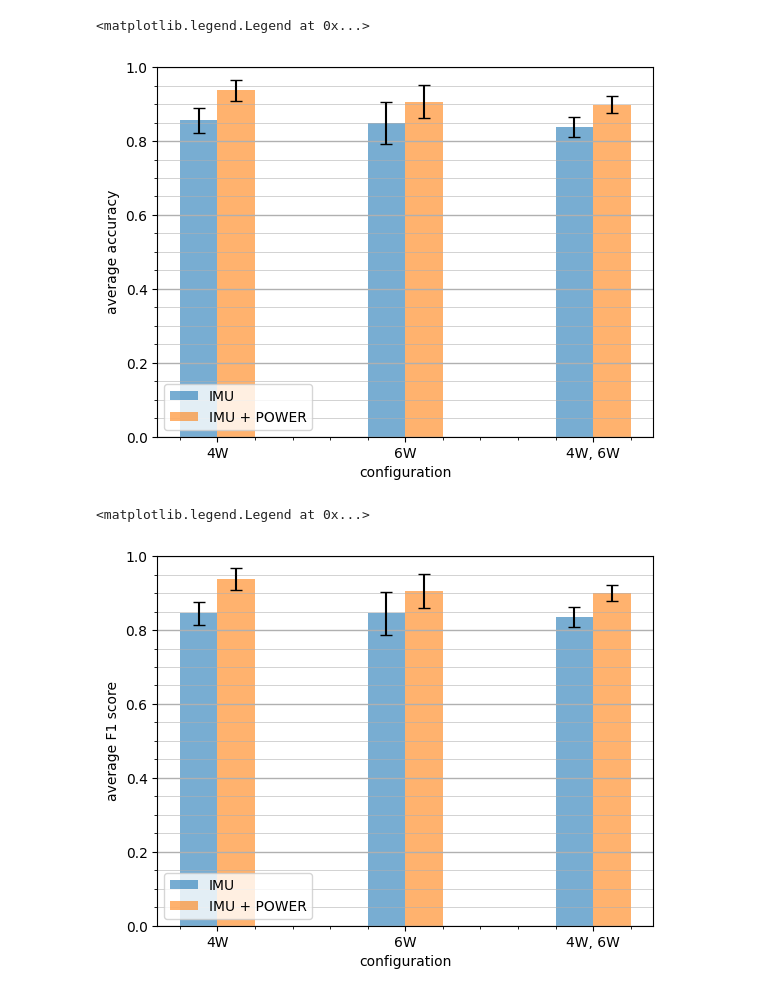
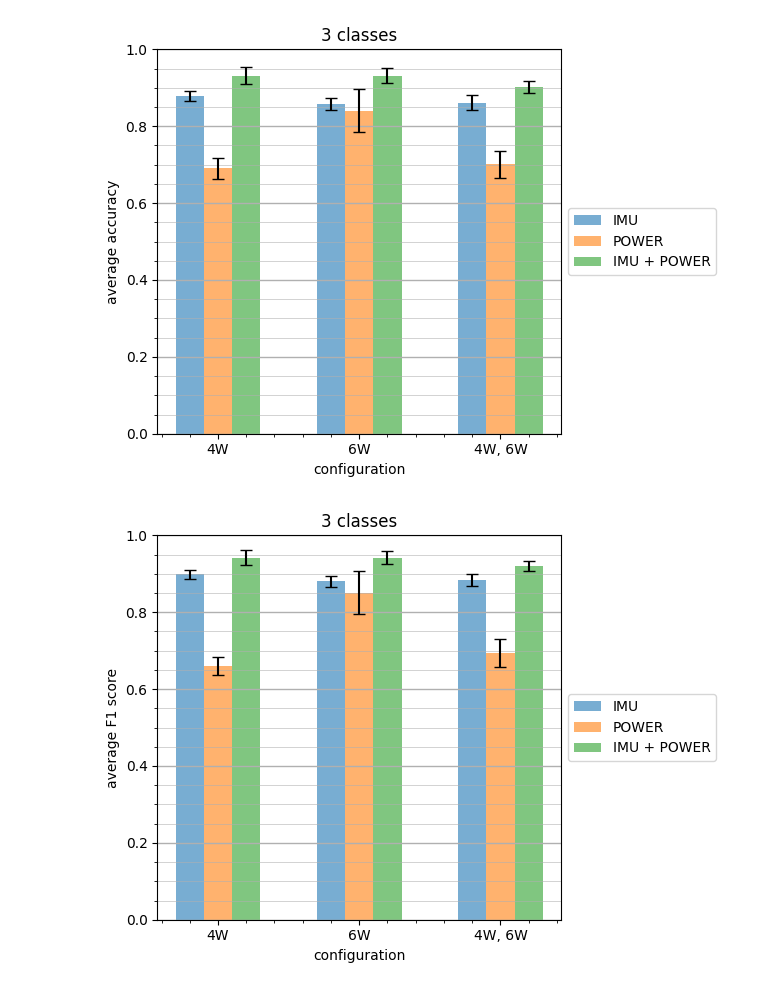
Before and after one commit to lukasz-kedzierski/surface-classification, a Jupyter notebook: src/tuning_results.ipynb, the cells around one changed output. Saved outputs shown, nothing was run; the diff lists cells and outputs as text; code cells hidden in the pictures.

Commit message:
Updated tuning bar plots to support any number of configurations. Updated confidence interval calculations. Moved legend outside plot.

```diff
--- a/src/tuning_results.ipynb
+++ b/src/tuning_results.ipynb
@@ -7,8 +7,20 @@ import pandas as pd
 from pathlib import Path
 # %%
 HISTORY_DIR = Path('../results/tuning/')
-filenames = ('4W_imu_2024-05-13-09-24-10', '6W_imu_2024-05-13-10-35-45', '4W_6W_imu_2024-05-13-08-18-11', '4W_imu_servo_2024-05-13-08-53-16', '6W_imu_servo_2024-05-13-09-58-30', '4W_6W_imu_servo_2024-05-13-01-30-56')
-labels = ('IMU', 'IMU + POWER')
+filenames = (
+    '3_4W_imu_2024-05-28-19-05-17',
+    '3_6W_imu_2024-05-28-20-40-28',
+    '3_4W_6W_imu_2024-05-28-18-34-16',
+    '3_4W_servo_2024-06-03-16-30-49',
+    '3_6W_servo_2024-06-03-17-12-39',
+    '3_4W_6W_servo_2024-06-03-18-31-33',
+    '3_4W_imu_servo_2024-05-28-19-35-07',
+    '3_6W_imu_servo_2024-05-28-20-10-03',
+    '3_4W_6W_imu_servo_2024-05-28-11-54-14',
+)
+labels = ('IMU', 'POWER', 'IMU + POWER')
+
+t_95 = 2.228
 # %%
 results = {}
 for filename in filenames:
@@ -17,64 +29,61 @@ for filename in filenames:
 # %%
 fig, ax = plt.subplots()
 
-average_acc, std_dev_acc = [], []
+average_acc, ci_acc = [], []
 for result in results.values():
     df = pd.DataFrame(result)
     res_array = np.array(df.loc['accuracy'].values.tolist()).T
     average_acc.append(res_array.mean())
-    std_dev_acc.append(res_array.std())
+    ci_acc.append(t_95 * res_array.std() / np.sqrt(10))
 
-average_acc_imu = average_acc[:3]
-std_dev_acc_imu = std_dev_acc[:3]
-average_acc_all = average_acc[3:]
-std_dev_acc_all = std_dev_acc[3:]
+i = 0
+ind = np.arange(len(average_acc) / len(labels)) # the x locations for the groups
+ind_copy = ind.copy()
+width = 0.2 # the width of the bars
+for label in labels:
+    ax.bar(ind, average_acc[i:i+3], width, yerr=ci_acc[i:i+3], label=label, capsize=4, alpha=0.6)
+    i += 3
+    ind += width
 
-ind = np.arange(len(average_acc_imu)) # the x locations for the groups
-width = 0.2 # the width of the bars
-ax.bar(ind, average_acc_imu, width, yerr=std_dev_acc_imu, label='IMU', capsize=4, alpha=0.6)
-
-ax.bar(ind + width, average_acc_all, width, yerr=std_dev_acc_all, label='IMU + POWER', capsize=4, alpha=0.6)
-
-ax.set_xticks(ind + width / 2, labels=['4W', '6W', '4W, 6W'])
+ax.set_xticks(ind_copy + width, labels=['4W', '6W', '4W, 6W'])
 ax.set_ylim(0, 1)
 ax.set_xlabel('configuration')
 ax.set_ylabel('average accuracy')
+ax.set_title('3 classes')
 plt.grid(which='major', axis='y', linewidth=1)
 plt.grid(which='minor', axis='y', linewidth=0.4)
 plt.minorticks_on()
-plt.legend()
+plt.legend(bbox_to_anchor=(1, 0.5), loc='center left',)
+fig.tight_layout()
 # %% [output]
-<matplotlib.legend.Legend at 0x...>
-[figure, old version]
+[figure, new version]
 # %%
 fig, ax = plt.subplots()
 
-average_acc, std_dev_acc = [], []
+average_f1, ci_f1 = [], []
 for result in results.values():
     df = pd.DataFrame(result)
     res_array = np.array(df.loc['f1_score'].values.tolist()).T
-    average_acc.append(res_array.mean())
-    std_dev_acc.append(res_array.std())
+    average_f1.append(res_array.mean())
+    ci_f1.append(t_95 * res_array.std() / np.sqrt(10))
 
-average_acc_imu = average_acc[:3]
-std_dev_acc_imu = std_dev_acc[:3]
-average_acc_all = average_acc[3:]
-std_dev_acc_all = std_dev_acc[3:]
+i = 0
+ind = np.arange(len(average_f1) / len(labels)) # the x locations for the groups
+width = 0.2 # the width of the bars
+for label in labels:
+    ax.bar(ind, average_f1[i:i+3], width, yerr=ci_f1[i:i+3], label=label, capsize=4, alpha=0.6)
+    i += 3
+    ind += width
 
-ind = np.arange(len(average_acc_imu)) # the x locations for the groups
-width = 0.2 # the width of the bars
-ax.bar(ind, average_acc_imu, width, yerr=std_dev_acc_imu, label='IMU', capsize=4, alpha=0.6)
-
-ax.bar(ind + width, average_acc_all, width, yerr=std_dev_acc_all, label='IMU + POWER', capsize=4, alpha=0.6)
-
-ax.set_xticks(ind + width / 2, labels=['4W', '6W', '4W, 6W'])
+ax.set_xticks(ind_copy + width, labels=['4W', '6W', '4W, 6W'])
 ax.set_ylim(0, 1)
 ax.set_xlabel('configuration')
 ax.set_ylabel('average F1 score')
+ax.set_title('3 classes')
 plt.grid(which='major', axis='y', linewidth=1)
 plt.grid(which='minor', axis='y', linewidth=0.4)
 plt.minorticks_on()
-plt.legend()
+plt.legend(bbox_to_anchor=(1, 0.5), loc='center left',)
+fig.tight_layout()
 # %% [output]
-<matplotlib.legend.Legend at 0x...>
-[figure, old version]
+[figure, new version]
```
Also changed, not shown: 1 other file.
